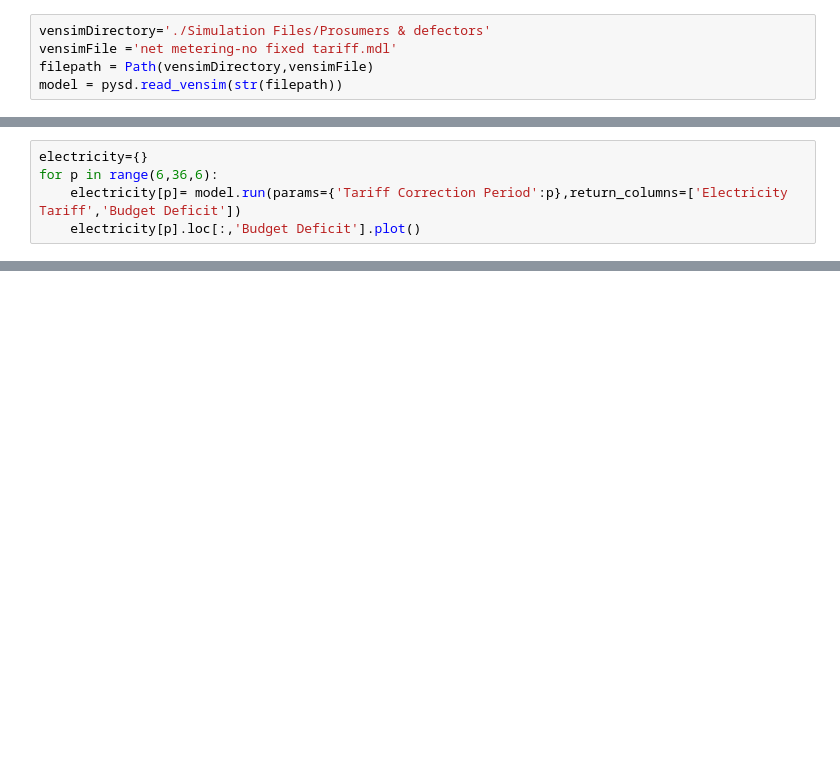
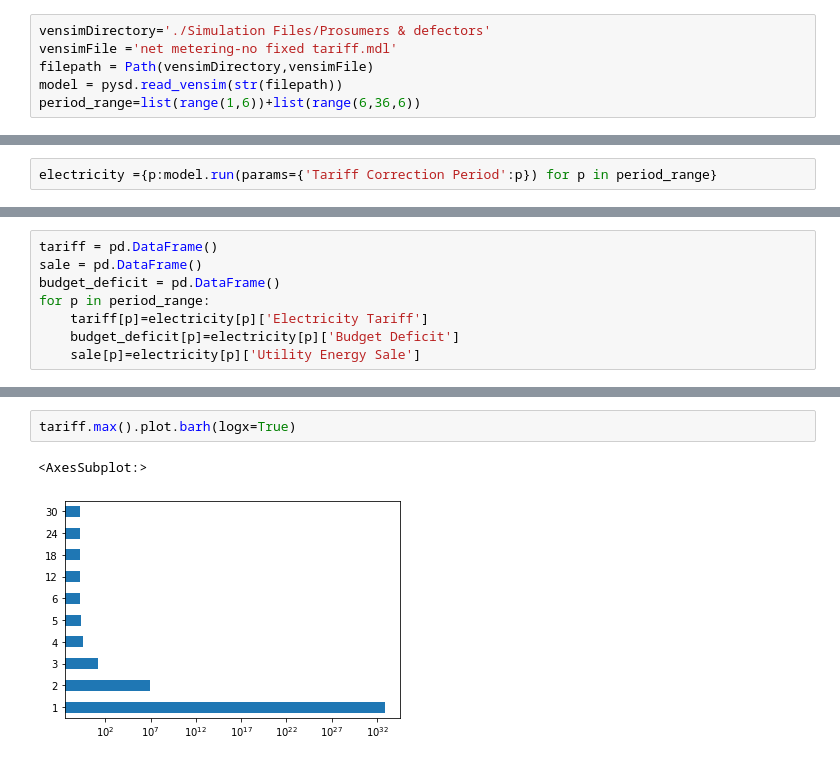
Before and after one commit to barazesh/Phd-Codes, a Jupyter notebook: initial playbook.ipynb, the cells around one changed output, grey strips where cells are left out. Saved outputs shown, nothing was run; the diff lists cells and outputs as text; blank space fills up the shorter version.

```diff
--- a/initial playbook.ipynb
+++ b/initial playbook.ipynb
@@ -6,3 +8,4 @@ vensimDirectory='./Simulation Files/Prosumers & defectors'
 vensimFile ='net metering-no fixed tariff.mdl'
 filepath = Path(vensimDirectory,vensimFile)
 model = pysd.read_vensim(str(filepath))
+period_range=list(range(1,6))+list(range(6,36,6))
@@ -15,5 +12,2 @@ model = pysd.read_vensim(str(filepath))
 # %%
-electricity={}
-for p in range(6,36,6):
-    electricity[p]= model.run(params={'Tariff Correction Period':p},return_columns=['Electricity Tariff','Budget Deficit'])
-    electricity[p].loc[:,'Budget Deficit'].plot()
+electricity ={p:model.run(params={'Tariff Correction Period':p}) for p in period_range}
@@ -58,0 +16,8 @@ import pandas as pd
+# %%
+tariff = pd.DataFrame()
+sale = pd.DataFrame()
+budget_deficit = pd.DataFrame()
+for p in period_range:
+    tariff[p]=electricity[p]['Electricity Tariff']
+    budget_deficit[p]=electricity[p]['Budget Deficit']
+    sale[p]=electricity[p]['Utility Energy Sale']
@@ -58,0 +50,5 @@ import pandas as pd
+# %%
+tariff.max().plot.barh(logx=True)
+# %% [output]
+<AxesSubplot:>
+[figure, added]
```
Also changed, not shown: parts of 23 cells of this notebook, 4 other files.
